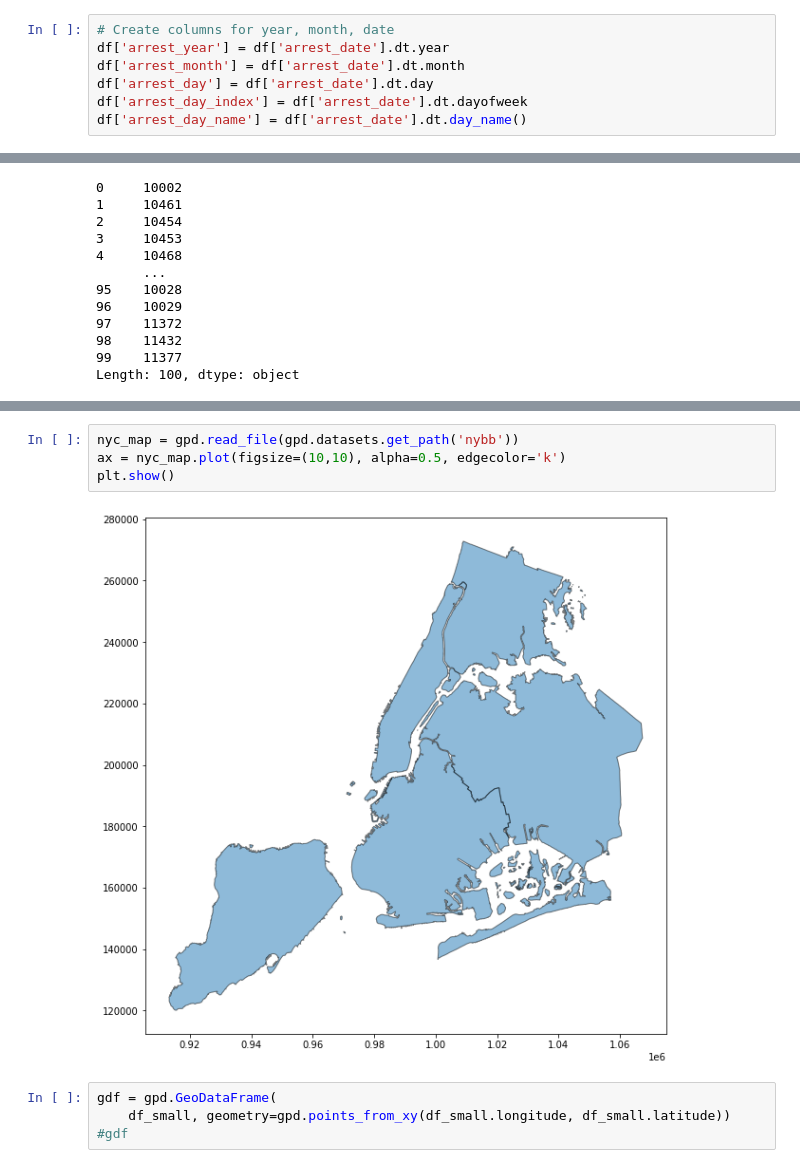
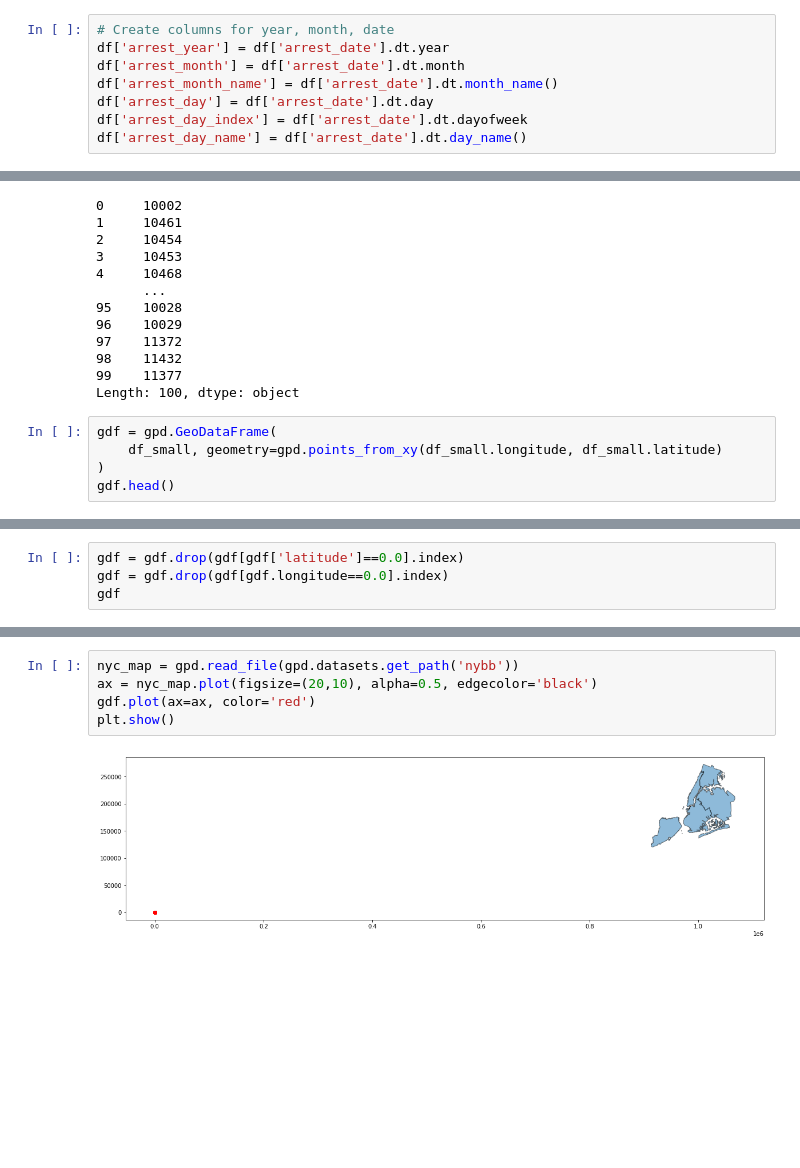
Before and after one commit to AmitSamra/NYC_Crime, a Jupyter notebook: nyc_crime_python.ipynb, the cells around one changed output, grey strips where cells are left out. Drawn from its saved outputs; the diff is of its cells as text; blank space fills up the shorter version.

```diff
--- a/nyc_crime_python.ipynb
+++ b/nyc_crime_python.ipynb
@@ -237,6 +240,7 @@ df['y_coord_cd'] = df['y_coord_cd'].astype(int)
 # Create columns for year, month, date
 df['arrest_year'] = df['arrest_date'].dt.year
 df['arrest_month'] = df['arrest_date'].dt.month
+df['arrest_month_name'] = df['arrest_date'].dt.month_name()
 df['arrest_day'] = df['arrest_date'].dt.day
 df['arrest_day_index'] = df['arrest_date'].dt.dayofweek
 df['arrest_day_name'] = df['arrest_date'].dt.day_name()
@@ -1036,3 +1065,8 @@ print(zipcodes)
 98    11432
 99    11377
 Length: 100, dtype: object
+# %%
+gdf = gpd.GeoDataFrame(
+    df_small, geometry=gpd.points_from_xy(df_small.longitude, df_small.latitude)
+)
+gdf.head()
@@ -1038,0 +1081,4 @@ Length: 100, dtype: object
+# %%
+gdf = gdf.drop(gdf[gdf['latitude']==0.0].index)
+gdf = gdf.drop(gdf[gdf.longitude==0.0].index)
+gdf
@@ -1039,10 +1099,7 @@ Length: 100, dtype: object
 # %%
 nyc_map = gpd.read_file(gpd.datasets.get_path('nybb'))
-ax = nyc_map.plot(figsize=(10,10), alpha=0.5, edgecolor='k')
+ax = nyc_map.plot(figsize=(20,10), alpha=0.5, edgecolor='black')
+gdf.plot(ax=ax, color='red')
 plt.show()
 # %% [output]
-[figure, old version]
+[figure, new version]
-# %%
-gdf = gpd.GeoDataFrame(
-    df_small, geometry=gpd.points_from_xy(df_small.longitude, df_small.latitude))
-#gdf
```
Also changed, not shown: parts of 15 cells of this notebook.
